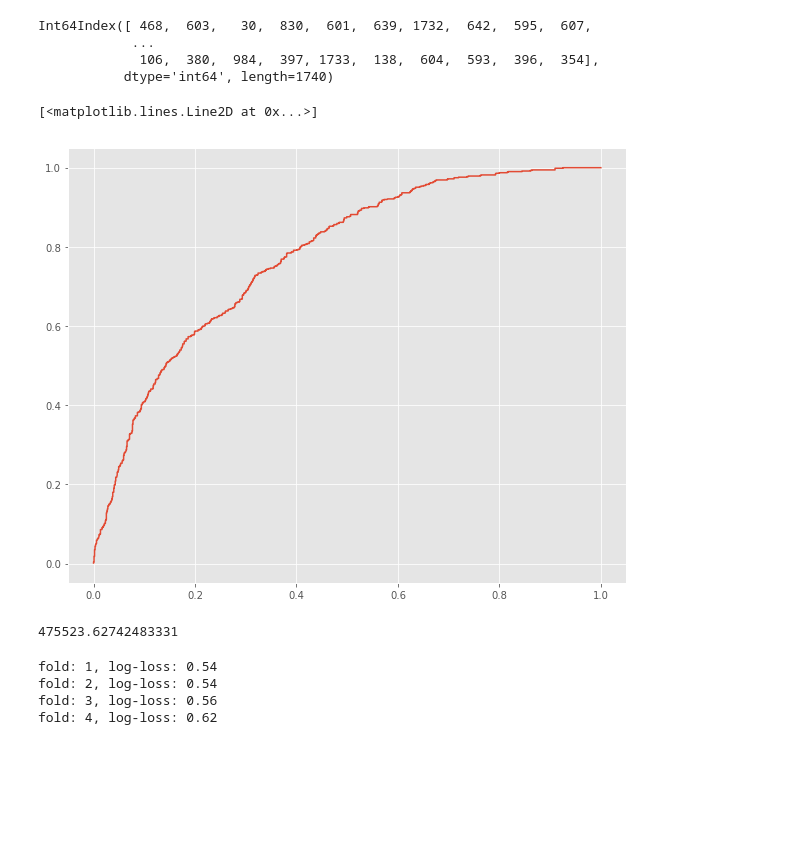
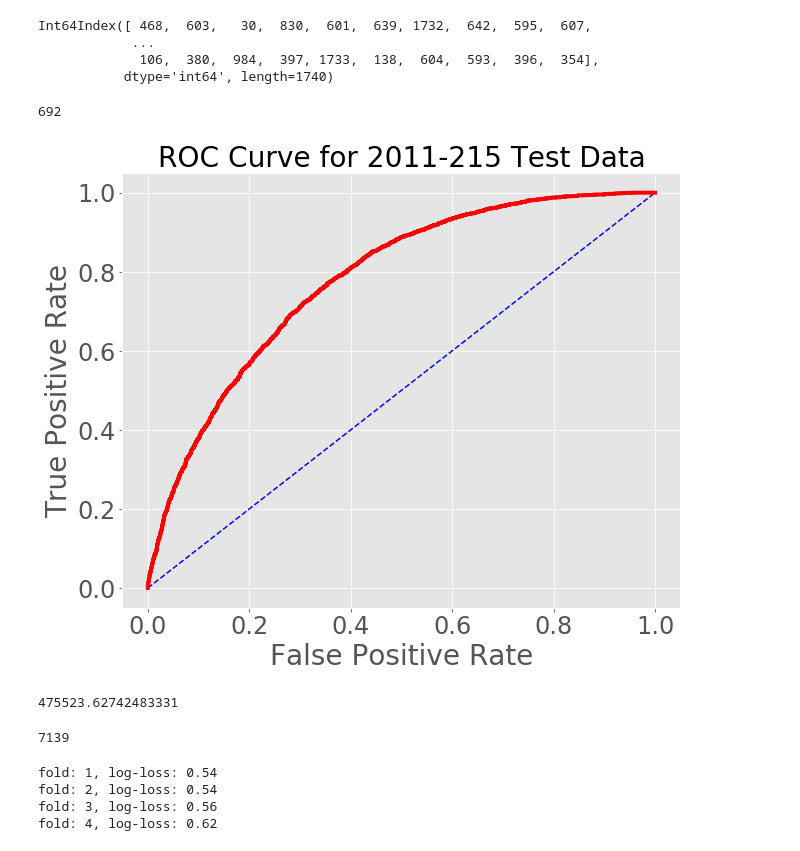
Before and after one commit to magstewart/wildfire-project, a Jupyter notebook: Wildfires_EDA.ipynb, the cells around one changed output. Cells and saved outputs as stored; diff of their text form; code cells hidden in the pictures; blank space fills up the shorter version.

```diff
--- a/Wildfires_EDA.ipynb
+++ b/Wildfires_EDA.ipynb
@@ -738,14 +729,24 @@ Int64Index([ 468,  603,   30,  830,  601,  639, 1732,  642,  595,  607,
 # %%
 from sklearn.metrics import roc_curve
 # %%
-fpr, tpr, thresholds = roc_curve(df_2015['cause_group']=='human', df_2015['prob'])
+fpr, tpr, thresholds = roc_curve(all_labels, all_preds)
-# %%
-fig, ax = plt.subplots(figsize=(10,8))
-
-ax.plot(fpr, tpr)
-# %% [output]
-[<matplotlib.lines.Line2D at 0x...>]
-[figure, removed]
+# %%
+len(fpr)
+# %% [output]
+692
+# %%
+fig, ax = plt.subplots(figsize=(10,8))
+
+
+ax.plot(np.linspace(0,1.0, 100), np.linspace(0,1.0, 100), linestyle='--', c='b')
+ax.plot(fpr, tpr, linewidth=4, c='r')
+ax.set_ylabel("True Positive Rate", fontsize=28)
+ax.set_xlabel("False Positive Rate", fontsize=28)
+ax.tick_params(labelsize=24)
+ax.set_title("ROC Curve for 2011-215 Test Data", fontsize=28)
+plt.savefig('images/roc_curve')
+# %% [output]
+[figure, added]
 # %%
 df_2015[df_2015['prob'] > 0.5]['actual_return'].sum()
 # %% [output]
@@ -752,0 +767,4 @@ df_2015[df_2015['prob'] > 0.5]['actual_return'].sum()
+# %%
+len(all_preds)
+# %% [output]
+7139
```
Also changed, not shown: parts of 10 cells of this notebook, 5 other files.
